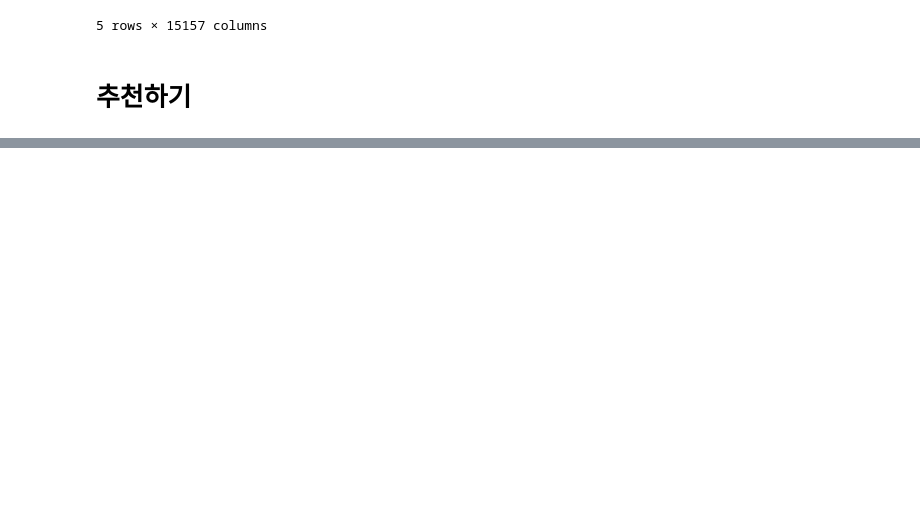
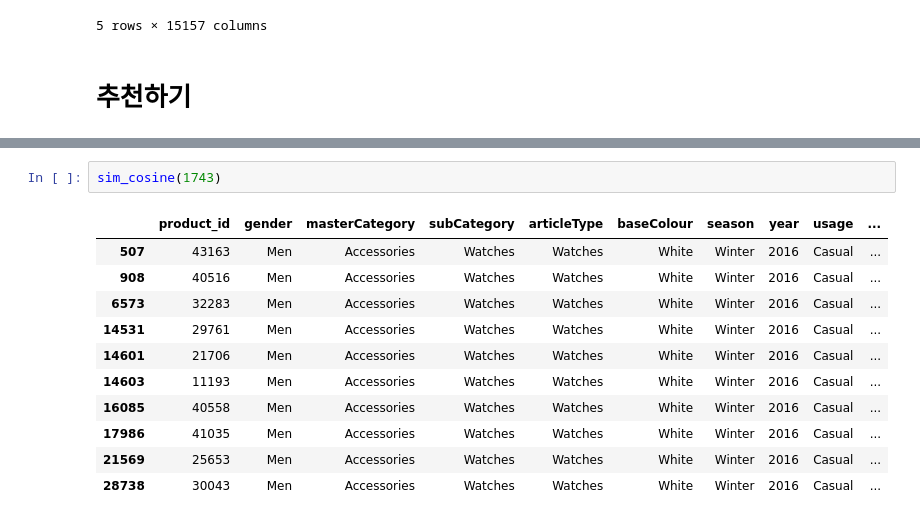
Before and after one commit to hyuna0926/cp2_phase2, a Jupyter notebook: tunning/CB_divide.ipynb, the cells around one changed output, grey strips where cells are left out. Drawn from its saved outputs; the diff is of its cells as text; blank space fills up the shorter version.

```diff
--- a/tunning/CB_divide.ipynb
+++ b/tunning/CB_divide.ipynb
@@ -217,0 +314,14 @@ cosine_women.head()
+# %%
+sim_cosine(1743)
+# %% [output]
+|  | product_id | gender | masterCategory | subCategory | articleType | baseColour | season | year | usage | ... |
+| 507 | 43163 | Men | Accessories | Watches | Watches | White | Winter | 2016 | Casual | ... |
+| 908 | 40516 | Men | Accessories | Watches | Watches | White | Winter | 2016 | Casual | ... |
+| 6573 | 32283 | Men | Accessories | Watches | Watches | White | Winter | 2016 | Casual | ... |
+| 14531 | 29761 | Men | Accessories | Watches | Watches | White | Winter | 2016 | Casual | ... |
+| 14601 | 21706 | Men | Accessories | Watches | Watches | White | Winter | 2016 | Casual | ... |
+| 14603 | 11193 | Men | Accessories | Watches | Watches | White | Winter | 2016 | Casual | ... |
+| 16085 | 40558 | Men | Accessories | Watches | Watches | White | Winter | 2016 | Casual | ... |
+| 17986 | 41035 | Men | Accessories | Watches | Watches | White | Winter | 2016 | Casual | ... |
+| 21569 | 25653 | Men | Accessories | Watches | Watches | White | Winter | 2016 | Casual | ... |
+| 28738 | 30043 | Men | Accessories | Watches | Watches | White | Winter | 2016 | Casual | ... |
```
Also changed, not shown: parts of 12 cells of this notebook.
